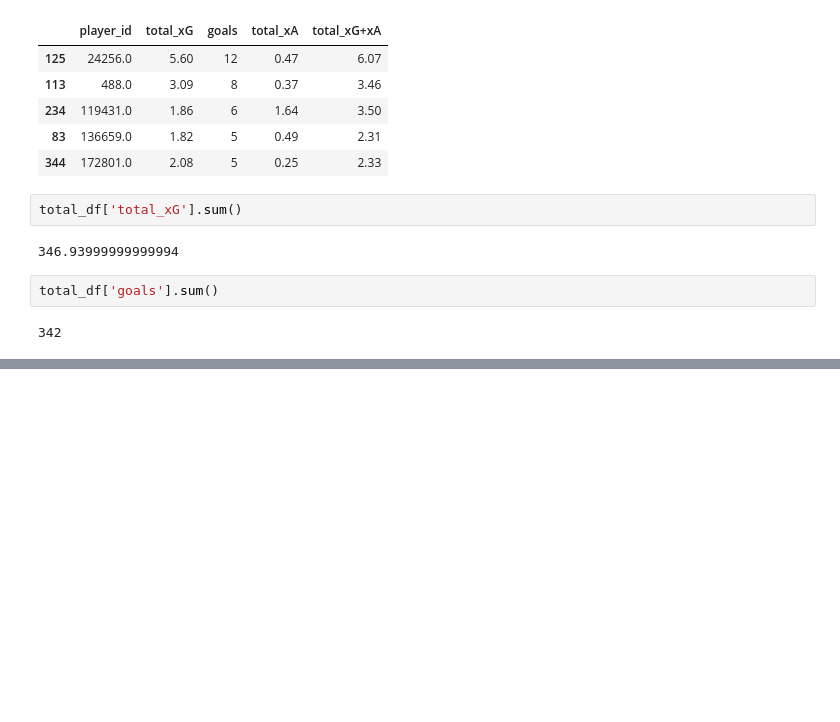
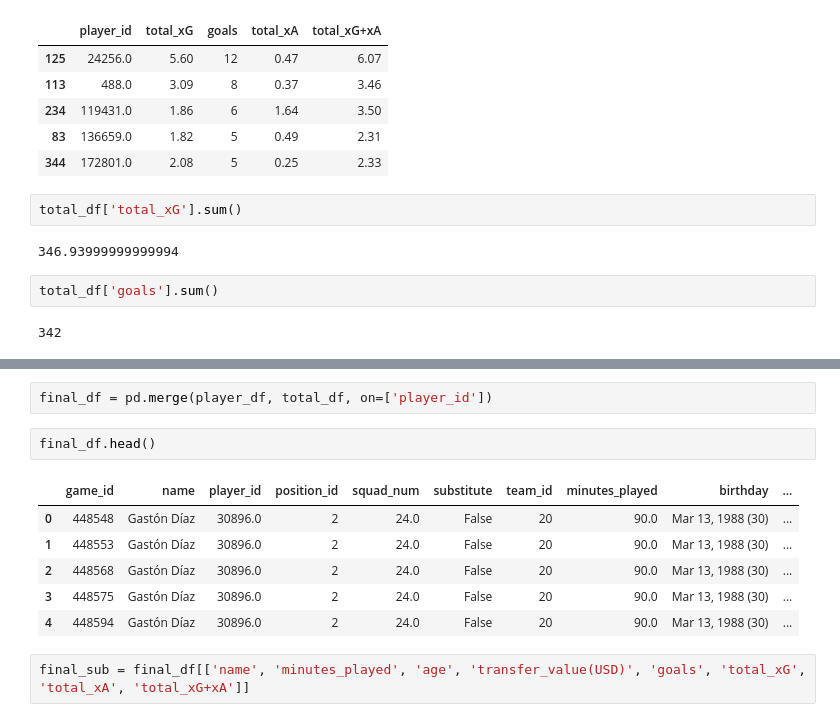
Before and after one commit to d-v-dlee/super_liga_xg, a Jupyter notebook: src/_redone.ipynb, the cells around one changed output, grey strips where cells are left out. Cells and saved outputs as stored; diff of their text form; blank space fills up the shorter version.

```diff
--- a/src/_redone.ipynb
+++ b/src/_redone.ipynb
@@ -285,0 +402,13 @@ total_df['goals'].sum()
+# %%
+final_df = pd.merge(player_df, total_df, on=['player_id'])
+# %%
+final_df.head()
+# %% [output]
+|  | game_id | name | player_id | position_id | squad_num | substitute | team_id | minutes_played | birthday | ... |
+| 0 | 448548 | Gastón Díaz | 30896.0 | 2 | 24.0 | False | 20 | 90.0 | Mar 13, 1988 (30) | ... |
+| 1 | 448553 | Gastón Díaz | 30896.0 | 2 | 24.0 | False | 20 | 90.0 | Mar 13, 1988 (30) | ... |
+| 2 | 448568 | Gastón Díaz | 30896.0 | 2 | 24.0 | False | 20 | 90.0 | Mar 13, 1988 (30) | ... |
+| 3 | 448575 | Gastón Díaz | 30896.0 | 2 | 24.0 | False | 20 | 90.0 | Mar 13, 1988 (30) | ... |
+| 4 | 448594 | Gastón Díaz | 30896.0 | 2 | 24.0 | False | 20 | 90.0 | Mar 13, 1988 (30) | ... |
+# %%
+final_sub = final_df[['name', 'minutes_played', 'age', 'transfer_value(USD)', 'goals', 'total_xG', 'total_xA', 'total_xG+xA']]
```
Also changed, not shown: parts of 20 cells of this notebook.
